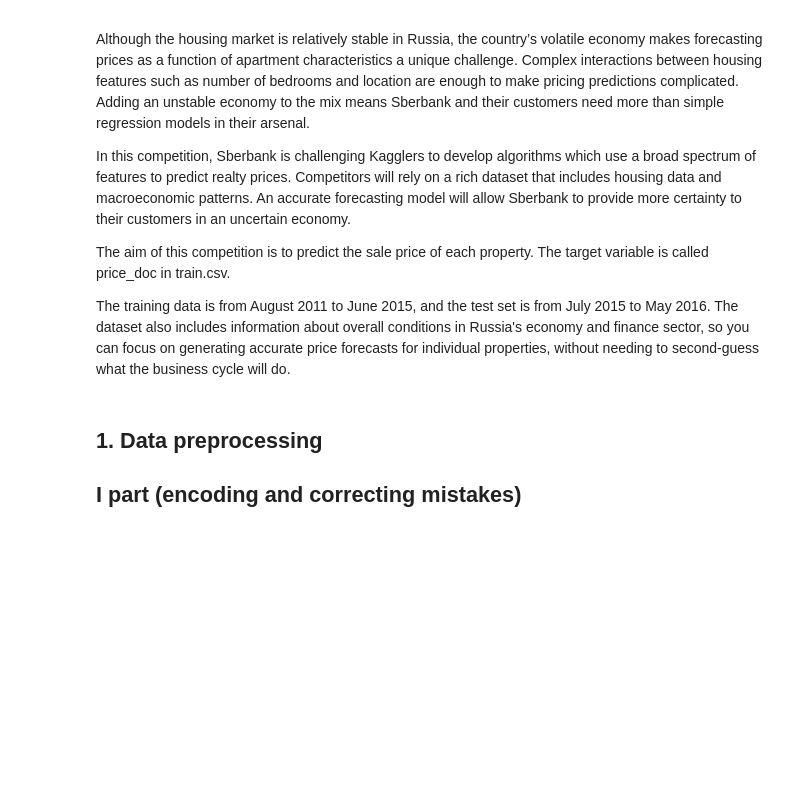
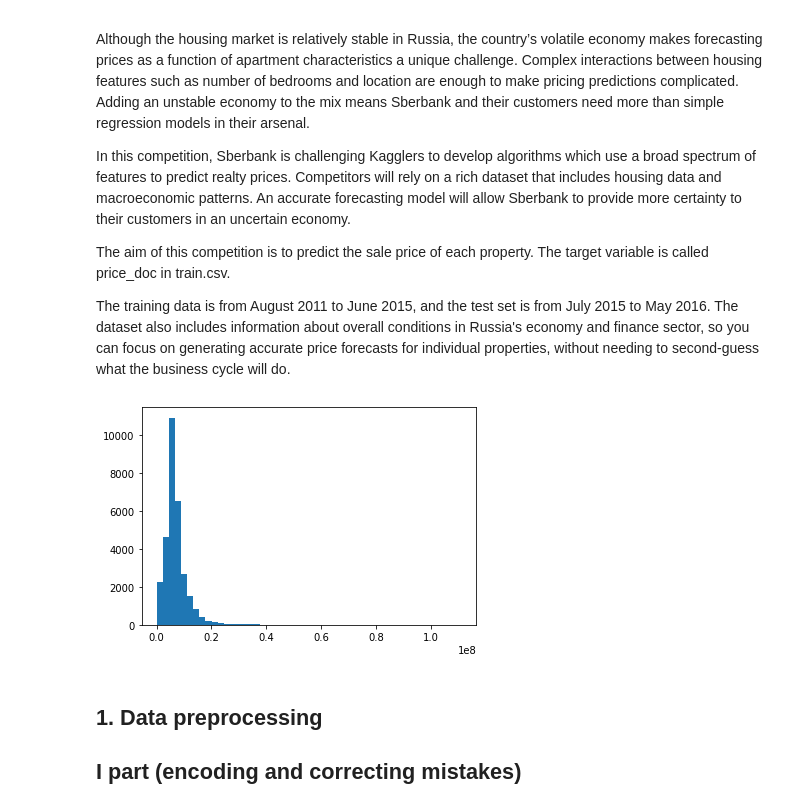
Before and after one commit to STASVLAD/Kaggle-contest-Sberbank-Russian-Housing-Market, a Jupyter notebook: final.ipynb, the cells around one changed output. Cells and saved outputs as stored; diff of their text form; code cells hidden in the pictures; blank space fills up the shorter version.

```diff
--- a/final.ipynb
+++ b/final.ipynb
@@ -28,3 +32,8 @@ The training data is from August 2011 to June 2015, and the test set is from Jul
+# %%
+plt.figure(figsize=(6, 4))
+plt.hist(train_df['price_doc'], bins=50);
+# %% [output]
+[figure, added]
 # %% [markdown]
 ## 1. Data preprocessing
 ## I part (encoding and correcting mistakes)
```
Also changed, not shown: parts of 18 cells of this notebook, 2 other files.
